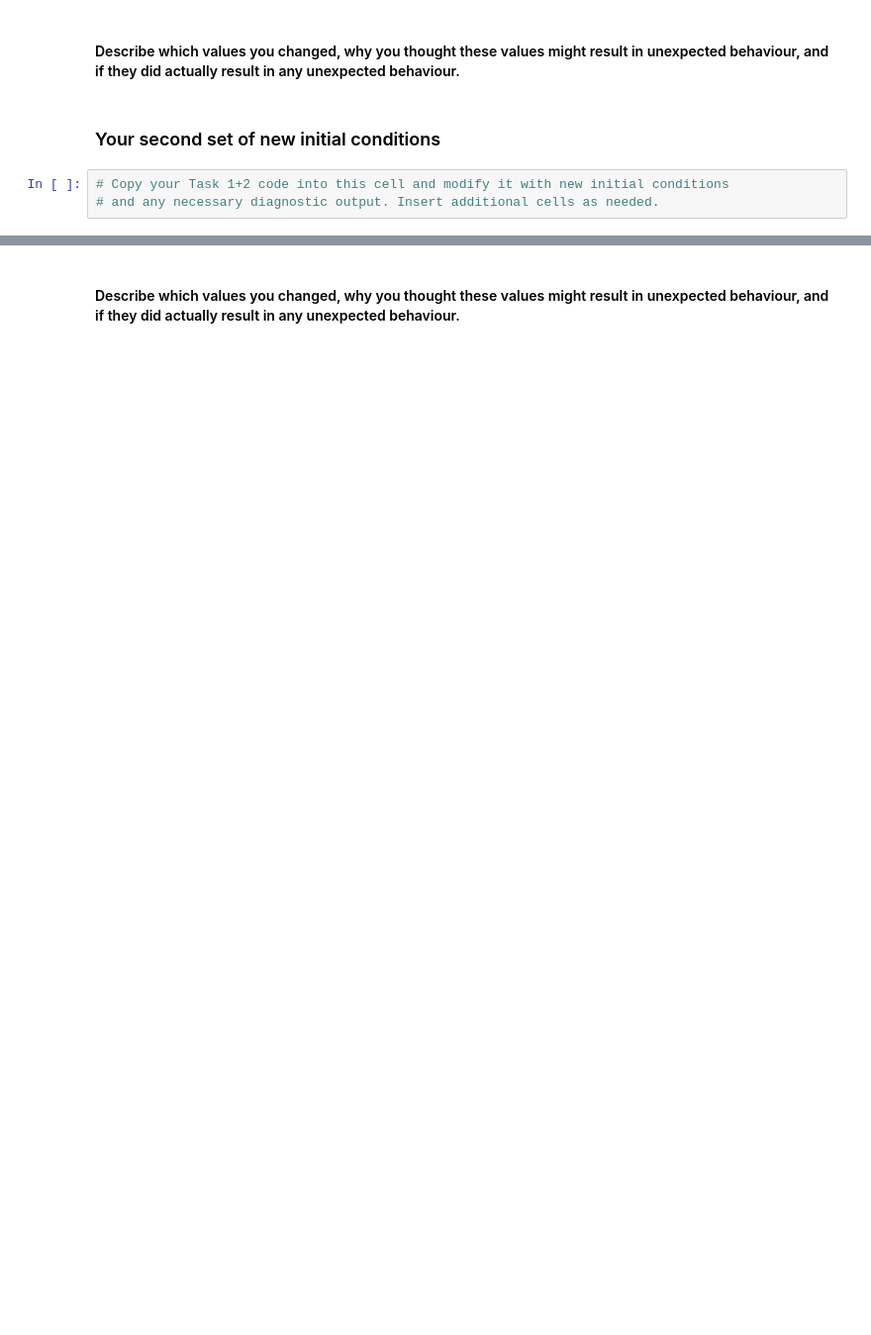
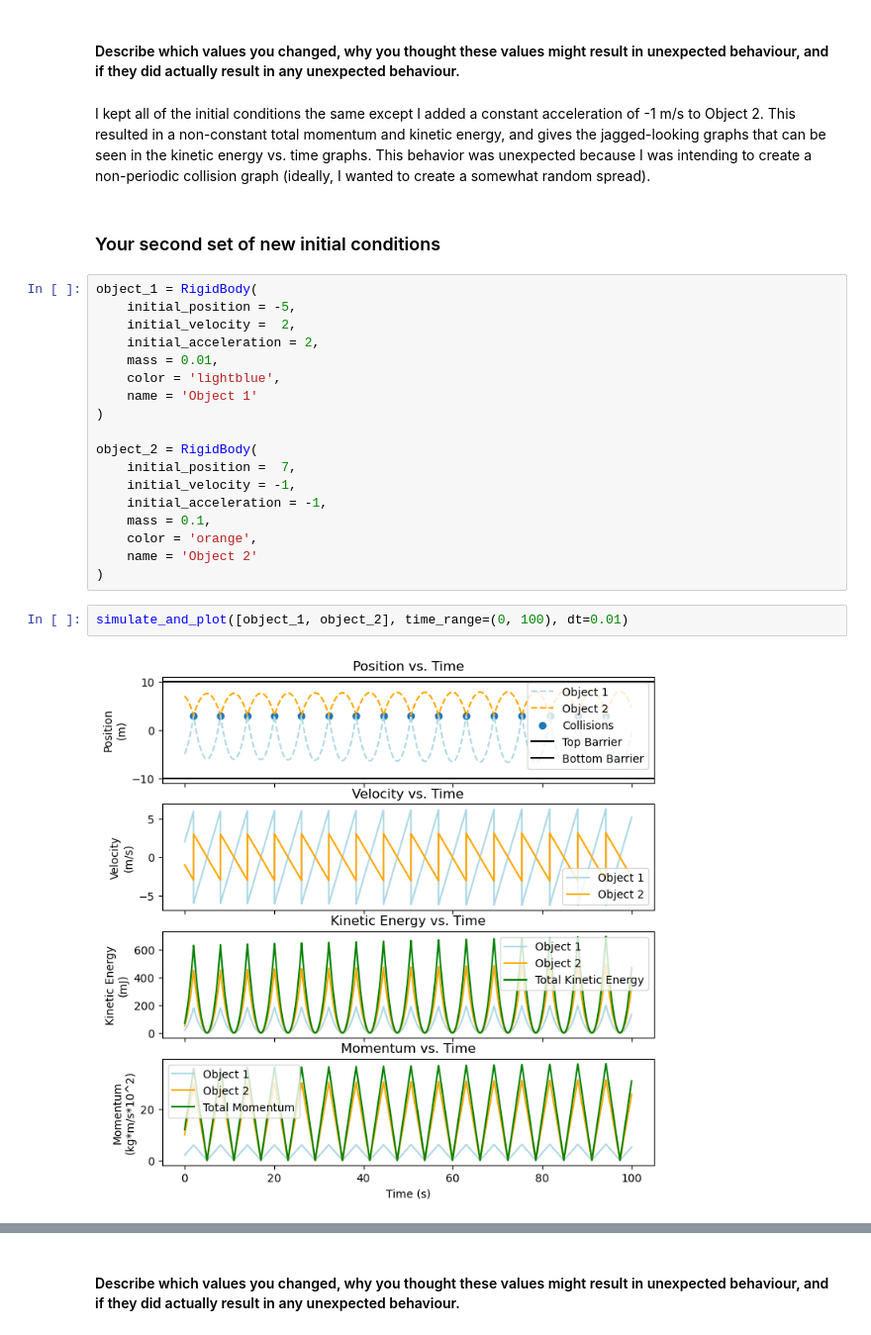
Before and after one commit to mufaro3/physics-210, a Jupyter notebook: Homework/Homework05.ipynb, the cells around one changed output, grey strips where cells are left out. Shown: that part at 99% size. Drawn from its saved outputs; the diff is of its cells as text; blank space fills up the shorter version.

```diff
--- a/Homework/Homework05.ipynb
+++ b/Homework/Homework05.ipynb
@@ -189,7 +223,28 @@ print(object_1.position)
 # %% [markdown]
 #### Describe which values you changed, why you thought these values might result in unexpected behaviour, and if they did actually result in any unexpected behaviour.
+# %% [markdown]
+I kept all of the initial conditions the same except I added a constant acceleration of -1 m/s to Object 2. This resulted in a non-constant total momentum and kinetic energy, and gives the jagged-looking graphs that can be seen in the kinetic energy vs. time graphs. This behavior was unexpected because I was intending to create a non-periodic collision graph (ideally, I wanted to create a somewhat random spread).
 # %% [markdown]
 ### Your second set of new initial conditions
-# %%
-# Copy your Task 1+2 code into this cell and modify it with new initial conditions
-# and any necessary diagnostic output. Insert additional cells as needed.
+# %%
+object_1 = RigidBody(
+    initial_position = -5,
+    initial_velocity =  2,
+    initial_acceleration = 2,
+    mass = 0.01,
+    color = 'lightblue',
+    name = 'Object 1'
+)
+
+object_2 = RigidBody(
+    initial_position =  7,
+    initial_velocity = -1,
+    initial_acceleration = -1,
+    mass = 0.1,
+    color = 'orange',
+    name = 'Object 2'
+)
+# %%
+simulate_and_plot([object_1, object_2], time_range=(0, 100), dt=0.01)
+# %% [output]
+[figure, added]
```
Also changed, not shown: parts of 15 cells of this notebook.
